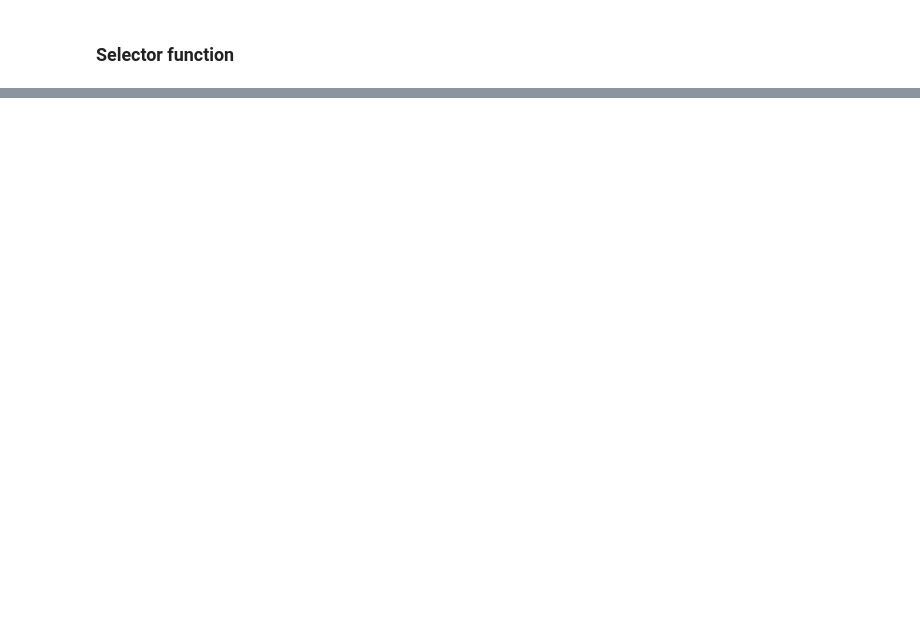
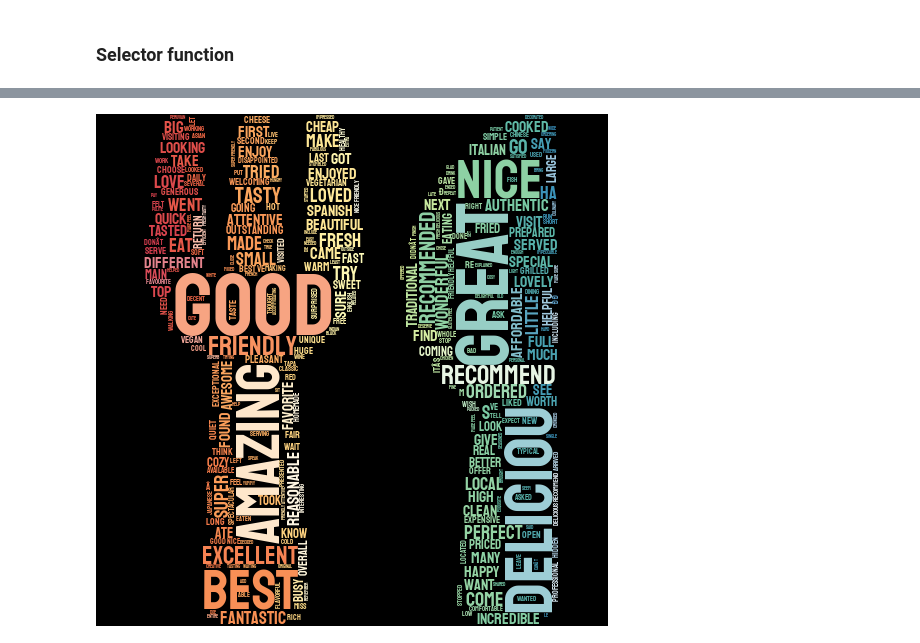
Before and after one commit to augustomues/Search-Restaurants, a Jupyter notebook: main.ipynb, the cells around one changed output, grey strips where cells are left out. Cells and saved outputs as stored; diff of their text form; code cells hidden in the pictures; blank space fills up the shorter version.

Commit message:
Adding review analysis to main. Fixing streamlit. Updating the dash

```diff
--- a/main.ipynb
+++ b/main.ipynb
@@ -406,3 +393,3 @@ df_2
 # %%
-for i in df_2.columns[9:]:
-    df_2[i] = df_2[i].apply(lambda x: fnc.converting_times_to_ranges(x))
+for i in df_details.columns[9:]:
+    df_details[i] = df_details[i].apply(lambda x: fnc.converting_times_to_ranges(x))
@@ -443,0 +443,24 @@ display_map(res)
+# %%
+lemmatizer = WordNetLemmatizer()
+
+def get_words(text):
+    my_list = []
+    blob = TextBlob(str(text))
+    list =  [ word for (word,tag) in blob.tags if tag in ["JJ", "JJR", "JJS", "VB", "VBD", "VBG", "VBN", "VBP", "VBP", "VBZ"]]
+    for i in list:
+        i = lemmatizer.lemmatize(i)
+        if i == "wa":
+            pass
+        else:
+            if i in my_list:
+                pass
+            else:
+                my_list.append(i)
+    return my_list
+# %%
+df_reviews['adjectives'] = df_reviews['reviews'].apply(get_words)
+# %%
+my_str_5 = ''
+for i in df_reviews[df_reviews['reviews_rating'] == 5.0]['adjectives']:
+    for j in i:
+        my_str_5 += " " + j
@@ -443,0 +472,10 @@ display_map(res)
+# %%
+stylecloud.gen_stylecloud(text=my_str_5,
+                          icon_name='fas fa-utensils',
+                          palette='colorbrewer.diverging.Spectral_11',
+                          background_color='black',
+                          gradient='horizontal',
+                          output_name='words_5_stars.png')
+Image(filename='words_5_stars.png')
+# %% [output]
+[figure, added]
```
Also changed, not shown: parts of 6 cells of this notebook, 2 other files.
